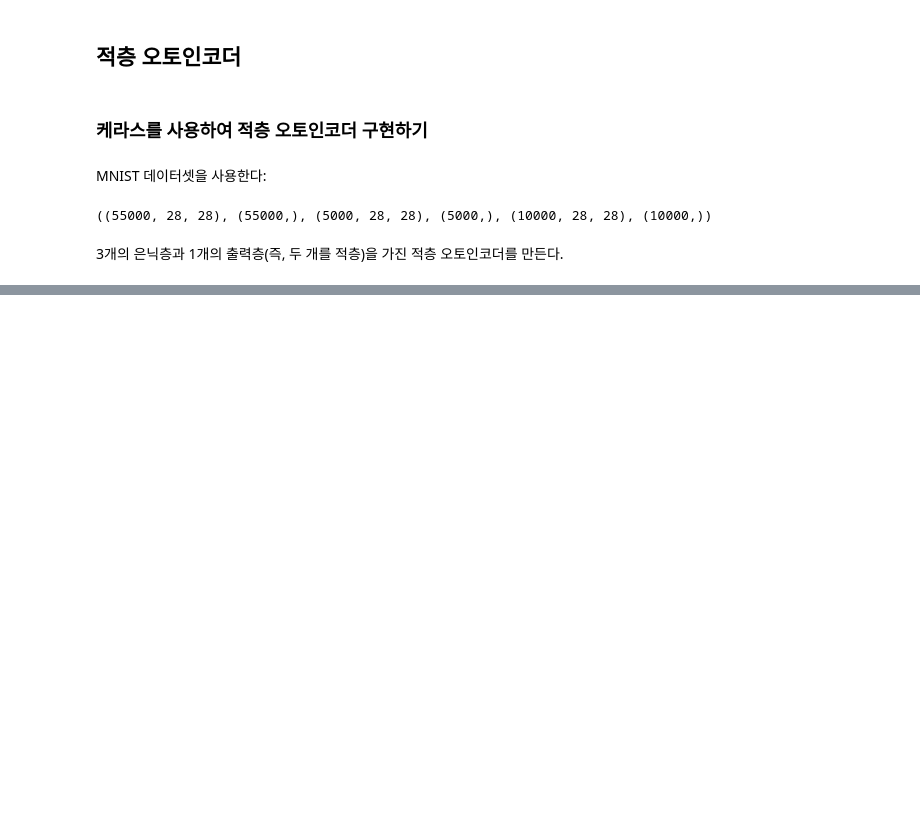
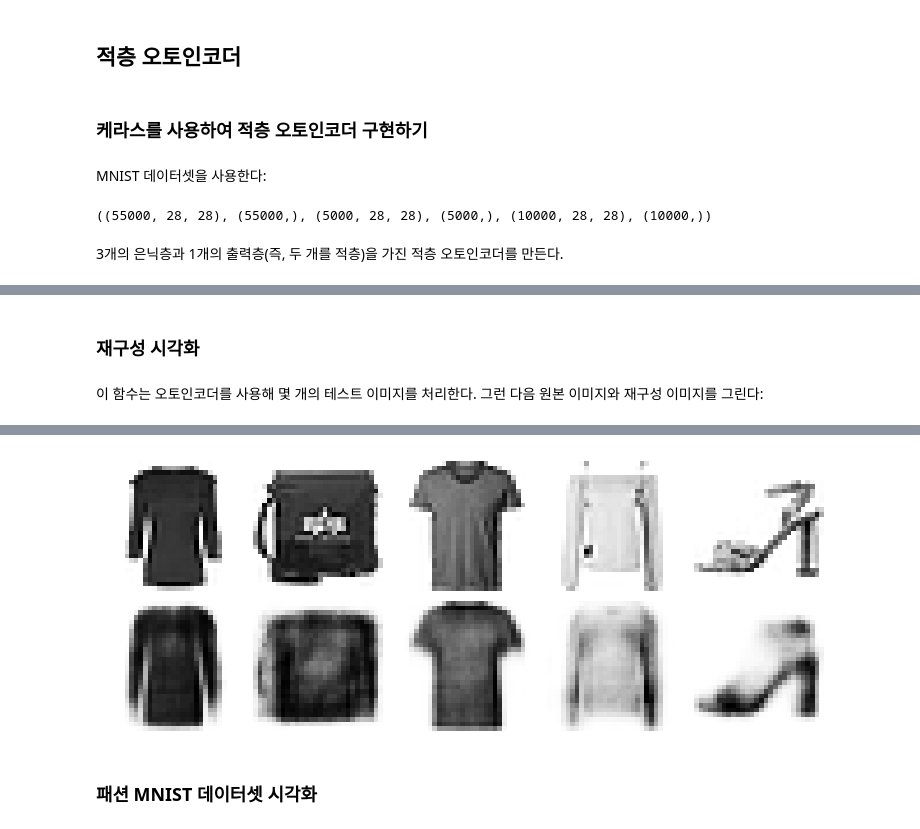
Before and after one commit to r0cd7b/autoencoders_and_gans, a Jupyter notebook: autoencoders_and_gans.ipynb, the cells around one changed output, grey strips where cells are left out. Cells and saved outputs as stored; diff of their text form; code cells hidden in the pictures; blank space fills up the shorter version.

```diff
--- a/autoencoders_and_gans.ipynb
+++ b/autoencoders_and_gans.ipynb
@@ -118,3 +118,21 @@ X_train.shape, y_train.shape, X_valid.shape, y_valid.shape, X_test.shape, y_test
 ((55000, 28, 28), (55000,), (5000, 28, 28), (5000,), (10000, 28, 28), (10000,))
 # %% [markdown]
 3개의 은닉층과 1개의 출력층(즉, 두 개를 적층)을 가진 적층 오토인코더를 만든다.
+# %%
+def rounded_accuracy(y_true, y_pred):
+    return keras.metrics.binary_accuracy(tf.math.round(y_true), tf.math.round(y_pred))
+# %%
+stacked_encoder = keras.Sequential([
+    keras.layers.Flatten(input_shape=[28, 28]),
+    keras.layers.Dense(100, 'selu'),
+    keras.layers.Dense(30, 'selu'),
+])
+stacked_decoder = keras.Sequential([
+    keras.layers.Dense(100, 'selu', input_shape=[30]),
+    keras.layers.Dense(28 * 28, 'sigmoid'),
+    keras.layers.Reshape([28, 28])
+])
+stacked_ae = keras.Sequential([stacked_encoder, stacked_decoder])
+stacked_ae.compile(keras.optimizers.experimental.SGD(1.5), 'binary_crossentropy', [rounded_accuracy])
+# history = stacked_ae.fit(X_train, X_train, epochs=20, validation_data=(X_valid, X_valid))
+history = stacked_ae.fit(X_train, X_train, epochs=6, validation_data=(X_valid, X_valid))
@@ -120,0 +157,17 @@ X_train.shape, y_train.shape, X_valid.shape, y_valid.shape, X_test.shape, y_test
+# %% [markdown]
+### 재구성 시각화
+# %% [markdown]
+이 함수는 오토인코더를 사용해 몇 개의 테스트 이미지를 처리한다. 그런 다음 원본 이미지와 재구성 이미지를 그린다:
+# %%
+def show_reconstructions(model, images=X_valid, n_images=5):
+    reconstructions = model.predict(images[:n_images])
+    plt.figure(figsize=(n_images * 1.5, 3))
+    for image_index in range(n_images):
+        plt.subplot(2, n_images, 1 + image_index)
+        plot_image(images[image_index])
+        plt.subplot(2, n_images, 1 + n_images + image_index)
+        plot_image(reconstructions[image_index])
+# %%
+show_reconstructions(stacked_ae)
+save_fig('reconstruction_plot')
+# %% [output]
@@ -120,0 +176,3 @@ X_train.shape, y_train.shape, X_valid.shape, y_valid.shape, X_test.shape, y_test
+[figure, added]
+# %% [markdown]
+### 패션 MNIST 데이터셋 시각화
```
Also changed, not shown: parts of 5 cells of this notebook, 2 other files.
